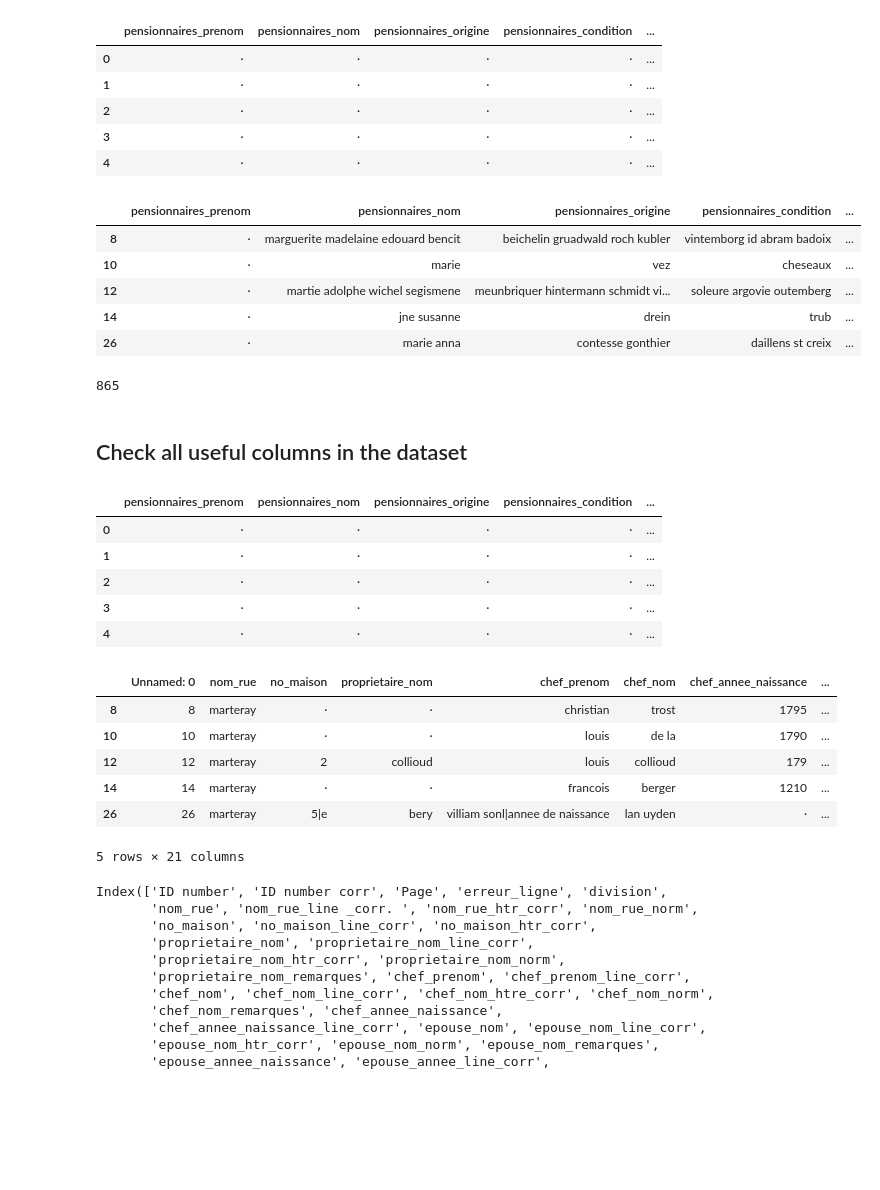
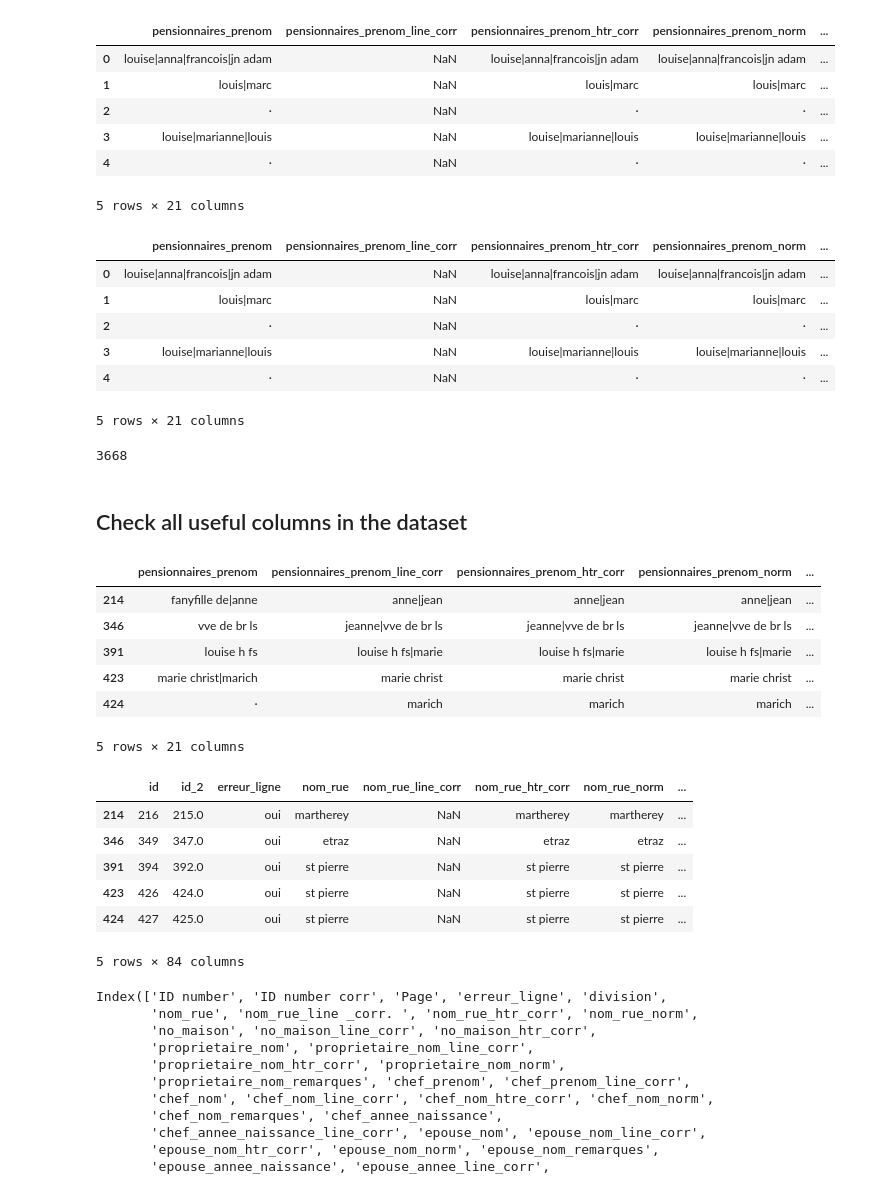
Before and after one commit to Awe-n/hum-450, a Jupyter notebook: filter.ipynb, the cells around one changed output. Cells and saved outputs as stored; diff of their text form; code cells hidden in the pictures; blank space fills up the shorter version.

```diff
--- a/filter.ipynb
+++ b/filter.ipynb
@@ -4,7 +4,7 @@
 
 import pandas as pd
 
-excel_name = '1855.xlsx'
+excel_name = '1832_v5.xlsx'
 
 df = pd.read_excel(excel_name, sheet_name=0)
 
@@ -41,12 +53,13 @@ df2 = df[useful_columns]
 ## print the first 5 rows of the new dataframe
 df2.head()
 # %% [output]
-|  | pensionnaires_prenom | pensionnaires_nom | pensionnaires_origine | pensionnaires_condition | ... |
-| 0 | · | · | · | · | ... |
-| 1 | · | · | · | · | ... |
-| 2 | · | · | · | · | ... |
-| 3 | · | · | · | · | ... |
-| 4 | · | · | · | · | ... |
+|  | pensionnaires_prenom | pensionnaires_prenom_line_corr | pensionnaires_prenom_htr_corr | pensionnaires_prenom_norm | ... |
+| 0 | louise|anna|francois|jn adam | NaN | louise|anna|francois|jn adam | louise|anna|francois|jn adam | ... |
+| 1 | louis|marc | NaN | louis|marc | louis|marc | ... |
+| 2 | · | NaN | · | · | ... |
+| 3 | louise|marianne|louis | NaN | louise|marianne|louis | louise|marianne|louis | ... |
+| 4 | · | NaN | · | · | ... |
+5 rows × 21 columns
 # %%
 ## print the value of the first row for each column
 df2.iloc[0]
@@ -63,17 +76,18 @@ df4 = df2[(df2.iloc[:,0] != '·') | (df2.iloc[:,1] != '·') | (df2.iloc[:,2] !=
 ## print the first 5 rows of the new dataframe
 df4.head()
 # %% [output]
-|  | pensionnaires_prenom | pensionnaires_nom | pensionnaires_origine | pensionnaires_condition | ... |
-| 8 | · | marguerite madelaine edouard bencit | beichelin gruadwald roch kubler | vintemborg id abram badoix | ... |
-| 10 | · | marie | vez | cheseaux | ... |
-| 12 | · | martie adolphe wichel segismene | meunbriquer hintermann schmidt vi... | soleure argovie outemberg | ... |
-| 14 | · | jne susanne | drein | trub | ... |
-| 26 | · | marie anna | contesse gonthier | daillens st creix | ... |
+|  | pensionnaires_prenom | pensionnaires_prenom_line_corr | pensionnaires_prenom_htr_corr | pensionnaires_prenom_norm | ... |
+| 0 | louise|anna|francois|jn adam | NaN | louise|anna|francois|jn adam | louise|anna|francois|jn adam | ... |
+| 1 | louis|marc | NaN | louis|marc | louis|marc | ... |
+| 2 | · | NaN | · | · | ... |
+| 3 | louise|marianne|louis | NaN | louise|marianne|louis | louise|marianne|louis | ... |
+| 4 | · | NaN | · | · | ... |
+5 rows × 21 columns
 # %%
 ## count the number of rows in the dataframe
 df4.shape[0]
 # %% [output]
-865
+3668
 # %%
 ## export the dataframe to a xlsx file, with the previous name concatenated with '_filtered'
 df4.to_excel(excel_name[:-5] + '_filtered.xlsx', index=False)
@@ -91,32 +105,33 @@ df5 = df2[df2.iloc[:,:len(useful_columns)].notnull().all(axis=1)]
 ## print the first 5 rows of the new dataframe
 df5.head()
 # %% [output]
-|  | pensionnaires_prenom | pensionnaires_nom | pensionnaires_origine | pensionnaires_condition | ... |
-| 0 | · | · | · | · | ... |
-| 1 | · | · | · | · | ... |
-| 2 | · | · | · | · | ... |
-| 3 | · | · | · | · | ... |
-| 4 | · | · | · | · | ... |
+|  | pensionnaires_prenom | pensionnaires_prenom_line_corr | pensionnaires_prenom_htr_corr | pensionnaires_prenom_norm | ... |
+| 214 | fanyfille de|anne | anne|jean | anne|jean | anne|jean | ... |
+| 346 | vve de br ls | jeanne|vve de br ls | jeanne|vve de br ls | jeanne|vve de br ls | ... |
+| 391 | louise h fs | louise h fs|marie | louise h fs|marie | louise h fs|marie | ... |
+| 423 | marie christ|marich | marie christ | marie christ | marie christ | ... |
+| 424 | · | marich | marich | marich | ... |
+5 rows × 21 columns
 # %%
 ## save the dataframe in a xlsx file
 df5.to_excel(excel_name[:-5] + '_filtered2.xlsx', index=False)
 # %%
 ## get the id of all the rows that are in df5
-useful_rows = df4.index
+useful_rows = df5.index
 
 ## use the id to filter the original dataframe, df
 df6 = df.iloc[useful_rows]
 
 ## print the first 5 rows of the new dataframe
 df6.head()
 # %% [output]
-|  | Unnamed: 0 | nom_rue | no_maison | proprietaire_nom | chef_prenom | chef_nom | chef_annee_naissance | ... |
-| 8 | 8 | marteray | · | · | christian | trost | 1795 | ... |
-| 10 | 10 | marteray | · | · | louis | de la | 1790 | ... |
-| 12 | 12 | marteray | 2 | collioud | louis | collioud | 179 | ... |
-| 14 | 14 | marteray | · | · | francois | berger | 1210 | ... |
-| 26 | 26 | marteray | 5|e | bery | villiam sonl|annee de naissance | lan uyden | · | ... |
+|  | id | id_2 | erreur_ligne | nom_rue | nom_rue_line_corr | nom_rue_htr_corr | nom_rue_norm | ... |
+| 214 | 216 | 215.0 | oui | martherey | NaN | martherey | martherey | ... |
+| 346 | 349 | 347.0 | oui | etraz | NaN | etraz | etraz | ... |
+| 391 | 394 | 392.0 | oui | st pierre | NaN | st pierre | st pierre | ... |
+| 423 | 426 | 424.0 | oui | st pierre | NaN | st pierre | st pierre | ... |
+| 424 | 427 | 425.0 | oui | st pierre | NaN | st pierre | st pierre | ... |
-5 rows × 21 columns
+5 rows × 84 columns
 # %%
 ## save the dataframe in a xlsx file
 df6.to_excel(excel_name[:-5] + '_filtered-full.xlsx', index=False)
```
Also changed, not shown: parts of 2 cells of this notebook, 13 other files.
